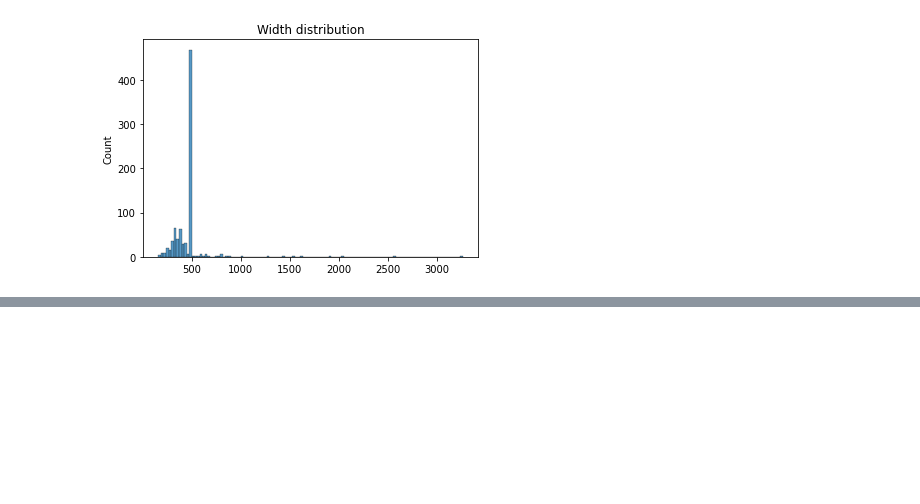
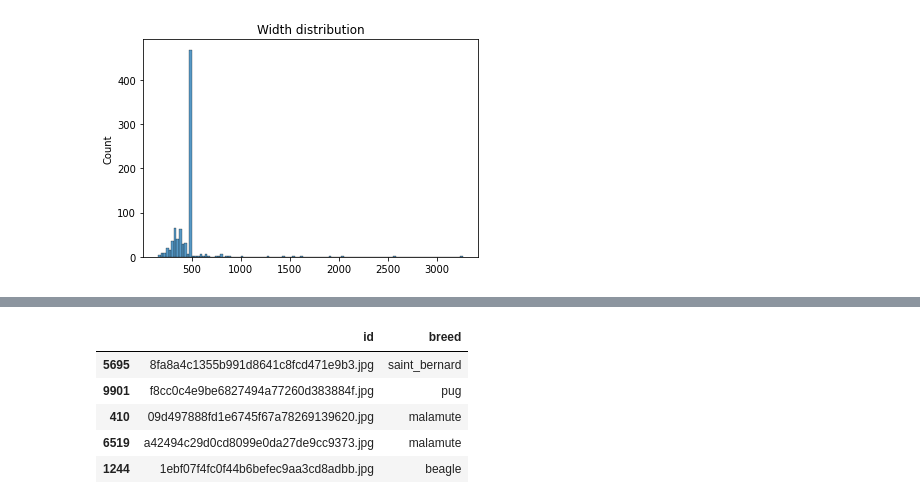
Before and after one commit to Deshram/Dog_breed_classifier, a Jupyter notebook: assgn.ipynb, the cells around one changed output, grey strips where cells are left out. Drawn from its saved outputs; the diff is of its cells as text; code cells hidden in the pictures; blank space fills up the shorter version.

```diff
--- a/assgn.ipynb
+++ b/assgn.ipynb
@@ -198,3 +211,12 @@ model.fit_generator(train_generator,
+# %%
+valid_data.head()
+# %% [output]
+|  | id | breed |
+| 5695 | 8fa8a4c1355b991d8641c8fcd471e9b3.jpg | saint_bernard |
+| 9901 | f8cc0c4e9be6827494a77260d383884f.jpg | pug |
+| 410 | 09d497888fd1e6745f67a78269139620.jpg | malamute |
+| 6519 | a42494c29d0cd8099e0da27de9cc9373.jpg | malamute |
+| 1244 | 1ebf07f4fc0f44b6befec9aa3cd8adbb.jpg | beagle |
 # %%
 #prediction on test data
 y_pred = []
```
Also changed, not shown: parts of 12 cells of this notebook.
